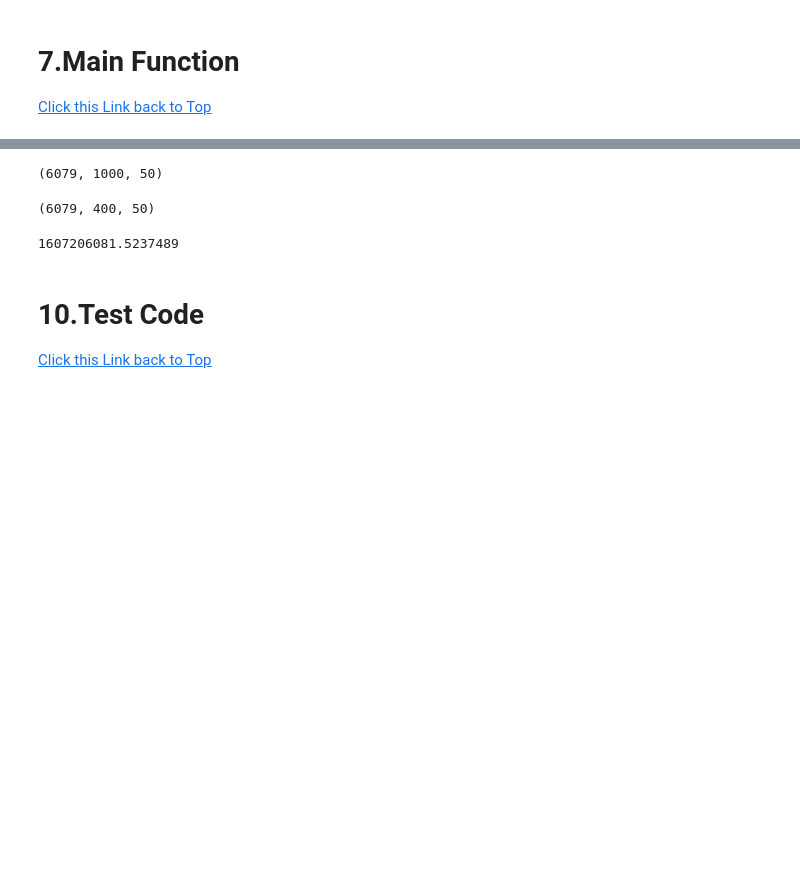
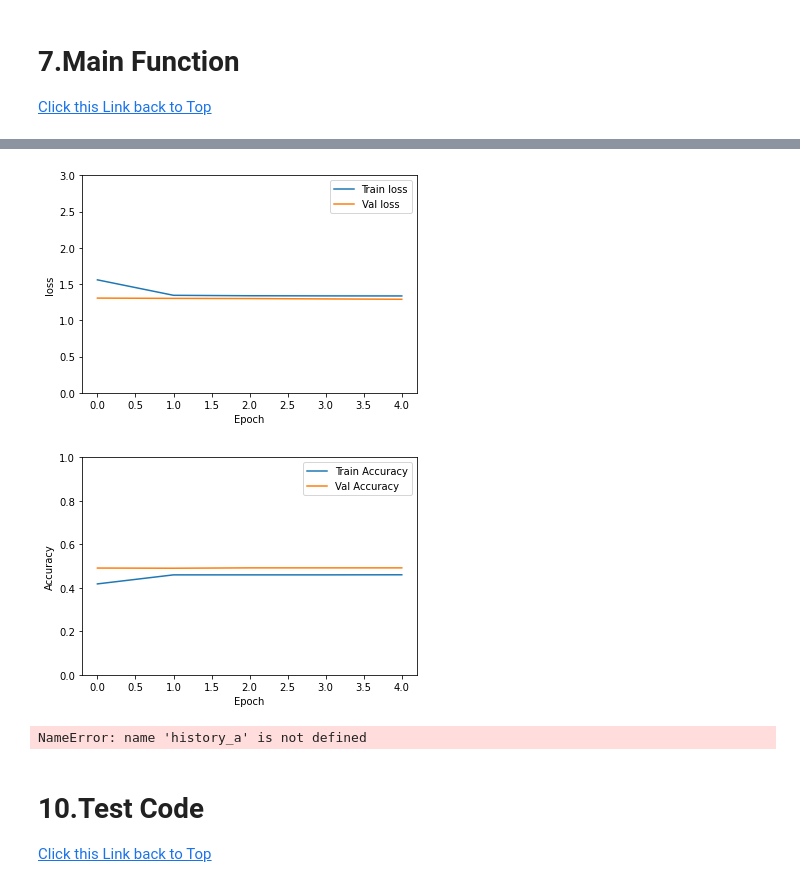
Before and after one commit to L3P3titPrince/40_Google_Q-A, a Jupyter notebook: 33_Google_Q-A_Dec062020.ipynb, the cells around one changed output, grey strips where cells are left out. Saved outputs shown, nothing was run; the diff lists cells and outputs as text; code cells hidden in the pictures; blank space fills up the shorter version.

```diff
--- a/33_Google_Q-A_Dec062020.ipynb
+++ b/33_Google_Q-A_Dec062020.ipynb
@@ -1990,18 +2228,6 @@ over
 # import copy
 # history_01 = history_a.history.copy()
 # # model_01 = model_a.copy()
-# %%
-a_glove_output_array.shape
-# %% [output]
-(6079, 1000, 50)
-# %%
-q_random_output.shape
-# %% [output]
-(6079, 400, 50)
-# %%
-i
-# %% [output]
-1607206081.5237489
 # %%
 # if __name__=="__main__":
 #     (X_question_df, X_answer_df, y_question_df, y_answer_df,
@@ -2010,35 +2236,38 @@ i
 # %%
 def plot_history_acc(history):
     hist = pd.DataFrame(history.history)
     hist['epoch'] = history.epoch
 
     # ****loss plost *******************
     plt.figure()
     plt.xlabel('Epoch')
     plt.ylabel('loss')
     plt.plot(hist['epoch'], hist['loss'],
            label='Train loss')
     plt.plot(hist['epoch'], hist['val_loss'],
            label = 'Val loss')
     plt.ylim([0,3])
     plt.legend()
-    plt.savefig('04_images/12_NN_Classify_10Epochs_loss.png', dpi=150, format='png')
+    plt.savefig('04_images/15_N-gram_CNN_Classify_20Epochs_loss.png', dpi=150, format='png')
 
     #****************accuracy plot******************
     plt.figure()
     plt.xlabel('Epoch')
     plt.ylabel('Accuracy')
     plt.plot(hist['epoch'], hist['accuracy'],
            label='Train Accuracy')
     plt.plot(hist['epoch'], hist['val_accuracy'],
            label = 'Val Accuracy')
     plt.ylim([0,1])
     plt.legend()
-    plt.savefig('04_images/13_NN_Classify_10Epochs_acc.png', dpi=150, format='png')
+    plt.savefig('04_images/15_N-gram_CNN_Classify_20Epochs_acc.png', dpi=150, format='png')
     plt.show()
     return hist
 
-hist = plot_history_acc(history_a)
+hist = plot_history_acc(history)
+# %% [output]
+[figure, added]
+[figure, added]
 # %%
 def plot_history_acc(history):
     hist = pd.DataFrame(history.history)
@@ -2071,6 +2300,8 @@ def plot_history_acc(history):
     return hist
 
 hist = plot_history_acc(history_a)
+# %% [output]
+NameError: name 'history_a' is not defined
 # %%
 hist.columns
 # %%
```
Also changed, not shown: parts of 17 cells of this notebook, 21 other files.
